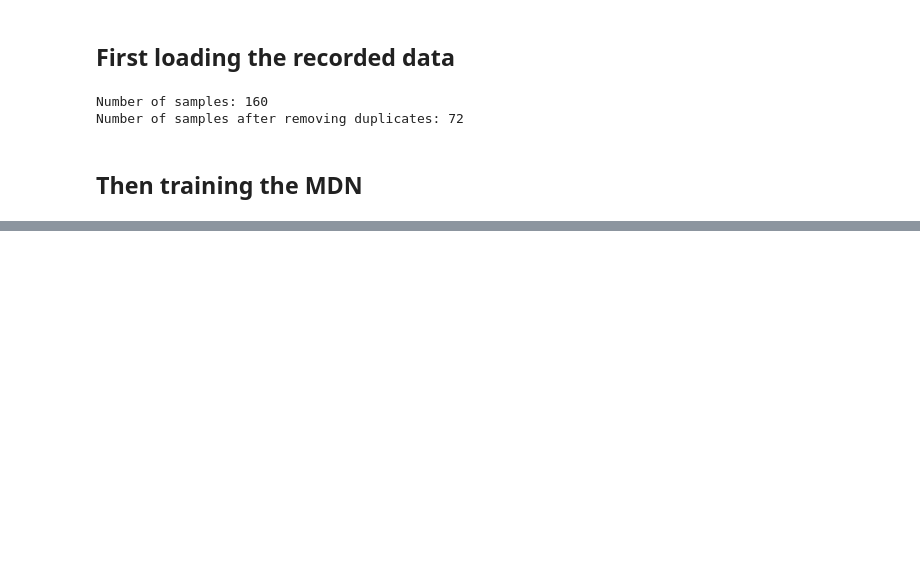
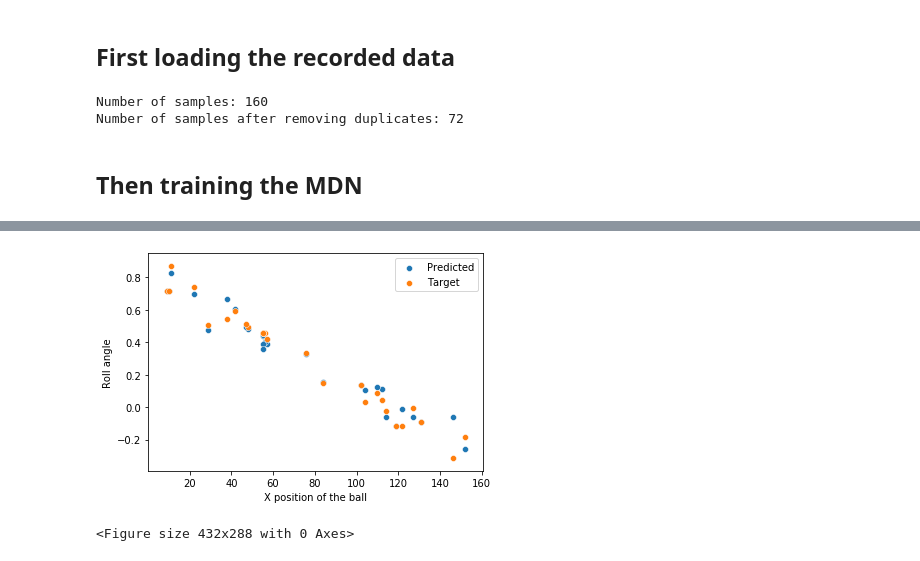
Before and after one commit to thijsgelton/HRI-Tutorial-2, a Jupyter notebook: part2/Creating the models.ipynb, the cells around one changed output, grey strips where cells are left out. Cells and saved outputs as stored; diff of their text form; code cells hidden in the pictures; blank space fills up the shorter version.

```diff
--- a/part2/Creating the models.ipynb
+++ b/part2/Creating the models.ipynb
@@ -136,0 +207,19 @@ torch.save(model.state_dict(), f'mdn_model_nao_{int(EPOCHS/1000)}kepochs_{NGAUSS
+# %%
+samples = []
+sort_by = np.argsort(dataset.y_val.data.numpy()[:, 0])
+x_val = dataset.x_val[sort_by, :]
+y_val = dataset.y_val[sort_by, :]
+for n in range(len(x_val)):
+    pi, sigma, mu = map(lambda x: x.data.numpy(), model(x_val[n]))
+    index = pi.argmax()
+    samples.append(np.random.normal(mu[index*2:(index+1)*2], sigma[index]))
+samples = np.array(samples)
+ax = sns.scatterplot(x_val[:, 0], samples[:, 0], label="Predicted")
+sns.scatterplot( x_val[:, 0], y_val[:, 0], label="Target")
+ax.set(ylabel="Roll angle", xlabel="X position of the ball")
+plt.legend()
+plt.show()
+plt.savefig(f"{NGAUSSIANS}g_20kepochs_predictions_roll.png", dpi=150, bbox_inches='tight')
+# %% [output]
+[figure, added]
+<Figure size 432x288 with 0 Axes>
```
Also changed, not shown: parts of 30 cells of this notebook, 35 other files.
